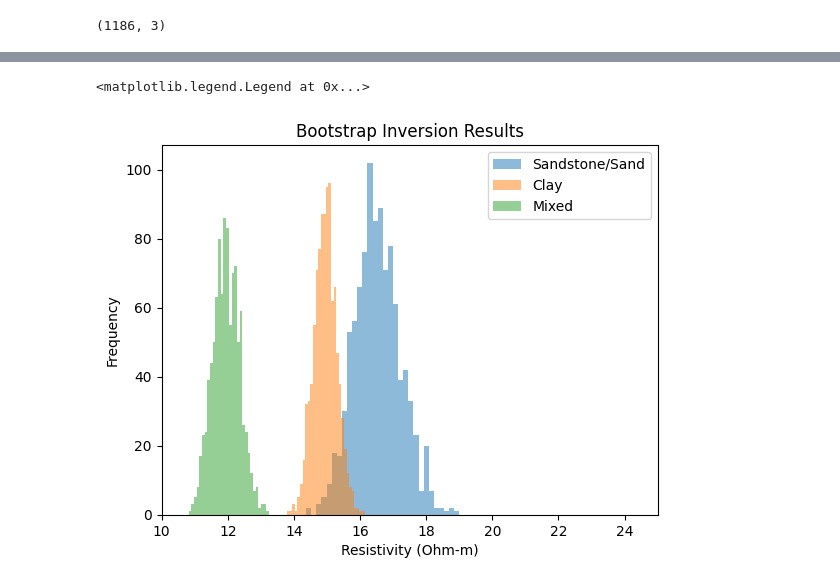
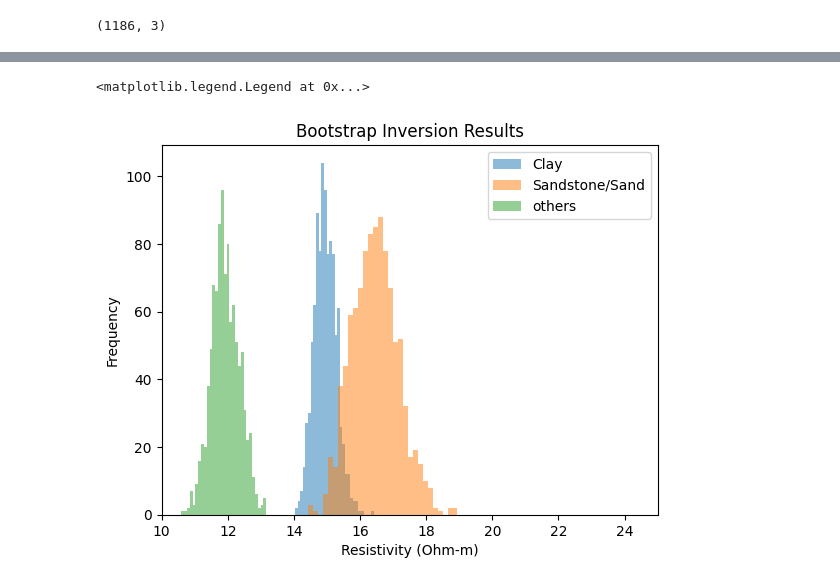
Before and after one commit to emgeolab/alberta_atem, a Jupyter notebook: notebooks/well_analysis.ipynb, the cells around one changed output, grey strips where cells are left out. Drawn from its saved outputs; the diff is of its cells as text; code cells hidden in the pictures.

```diff
--- a/notebooks/well_analysis.ipynb
+++ b/notebooks/well_analysis.ipynb
@@ -339,11 +351,11 @@ def allocate_color(litho_string) -> str:
     """
     litho_string = litho_string.lower()
     if litho_string == "sg":
-        out = "brown"
+        out = "yellow"
     elif litho_string == "clay":
-        out = "gray"
-    elif litho_string == "mixed":
-        out = "black"
+        out = "blue"
+    elif litho_string == "others":
+        out = "cyan"
     else:
         out = "none"
     return out
@@ -434,6 +446,31 @@ for i in range(len(test)):
         else:
             litho_lll.append(t1)
 
-print(pd.DataFrame(litho_lll))
-print(len(litho_lll))
+abc = re.compile(SEARCH_COND2)
+litho_lll2 = []
+
+for i in range(len(test)):
+    t = abc.match(test[i].lower())
+    if t:
+        t1 = t.group(1) + "/" + t.group(2)
+        t2 = t.group(2) + "/" + t.group(1)
+        if t1 in litho_lll2 or t2 in litho_lll2 or t1 in ELSE_CASE:
+            continue
+        else:
+            litho_lll2.append(t1)
+
+abc = re.compile(SEARCH_COND3)
+litho_lll3 = []
+
+for i in range(len(test)):
+    t = abc.match(test[i].lower())
+    if t:
+        t1 = t.group(1)
+        if t1 in litho_lll3 or t1 in ELSE_CASE:
+            continue
+        else:
+            litho_lll3.append(t1)
+
+print(pd.DataFrame(litho_lll+litho_lll2+litho_lll3, columns=["Lithology"]))
+print(len(litho_lll+litho_lll2+litho_lll3))
 # %% [output]
@@ -982,7 +1017,7 @@ def sync_atem_litho_layer(well_index):
     thickness_aem = thickness_aem[:last_layer]
 
     A = np.zeros((last_layer, 3), dtype=float)
-    for column, lithology in enumerate(("sg", "clay", "mixed")):
+    for column, lithology in enumerate(("sg", "clay", "others")):
         A[:, column] = overlap[:, log_litho == lithology].sum(axis=1)
     A /= thickness_aem[:, None]
 
@@ -1057,15 +1092,15 @@ Minimum resistivity: 10.82 Ohm-m
 # %%
+plt.hist(bootstrap_res[:, 1], bins=30, alpha=0.5, label='Clay')
 plt.hist(bootstrap_res[:, 0], bins=30, alpha=0.5, label='Sandstone/Sand')
-plt.hist(bootstrap_res[:, 1], bins=30, alpha=0.5, label='Clay')
-plt.hist(bootstrap_res[:, 2], bins=30, alpha=0.5, label='Mixed')
+plt.hist(bootstrap_res[:, 2], bins=30, alpha=0.5, label='others')
 plt.xlim(10, 25)
 plt.xlabel('Resistivity (Ohm-m)')
 plt.ylabel('Frequency')
 plt.title('Bootstrap Inversion Results')
 plt.legend()
 # %% [output]
 <matplotlib.legend.Legend at 0x...>
-[figure, old version]
+[figure, new version]
 # %%
 # def calculate_aem_pixel_rho(depth:list, resistivity:list)->float:
 #     if len(depth) != len(resistivity) + 1:
```
Also changed, not shown: parts of 13 cells of this notebook.
